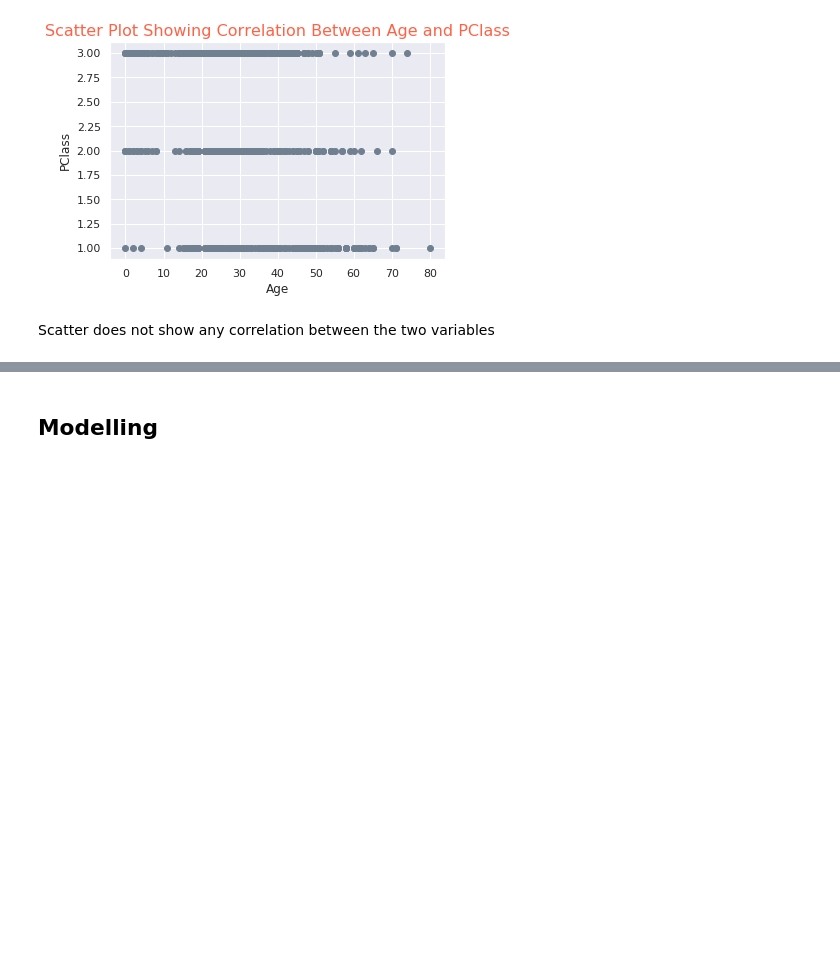
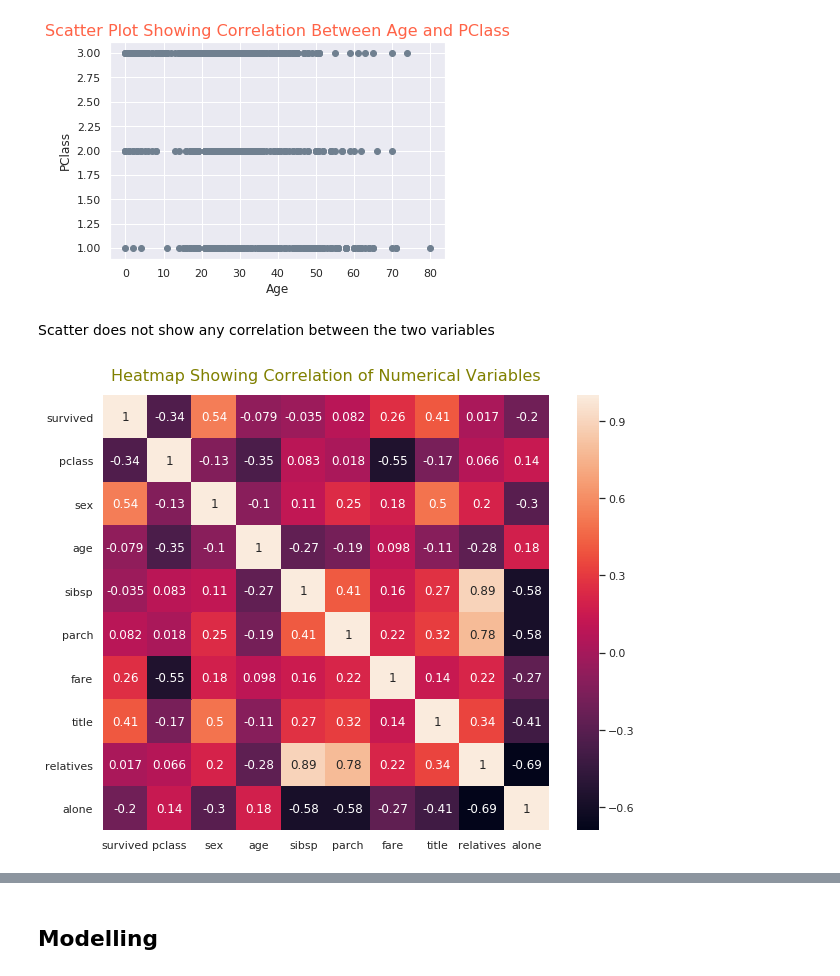
Before and after one commit to booorayan/naive_bayes_knn, a Jupyter notebook: Predicting_Survival_of_Passengers.ipynb, the cells around one changed output, grey strips where cells are left out. Drawn from its saved outputs; the diff is of its cells as text; code cells hidden in the pictures; blank space fills up the shorter version.

```diff
--- a/Predicting_Survival_of_Passengers.ipynb
+++ b/Predicting_Survival_of_Passengers.ipynb
@@ -564,3 +571,11 @@ plt.show();
 [figure]
 # %% [markdown]
 Scatter does not show any correlation between the two variables
+# %%
+# plotting a heatmap to show the correlation of variables
+plt.figure(figsize=(10,8))
+sns.heatmap(nu_age.corr(), annot=True)
+plt.title('Heatmap Showing Correlation of Numerical Variables', fontsize=16, color='olive', pad=15)
+plt.show();
+# %% [output]
+[figure, added]
```
Also changed, not shown: parts of 27 cells of this notebook.
